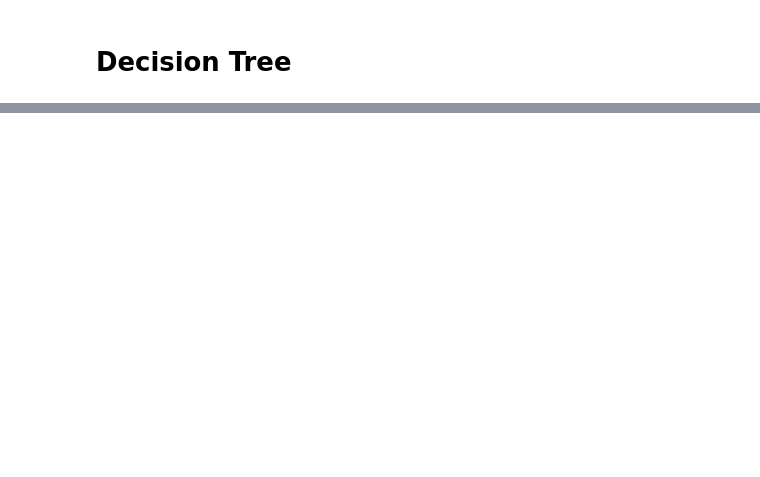
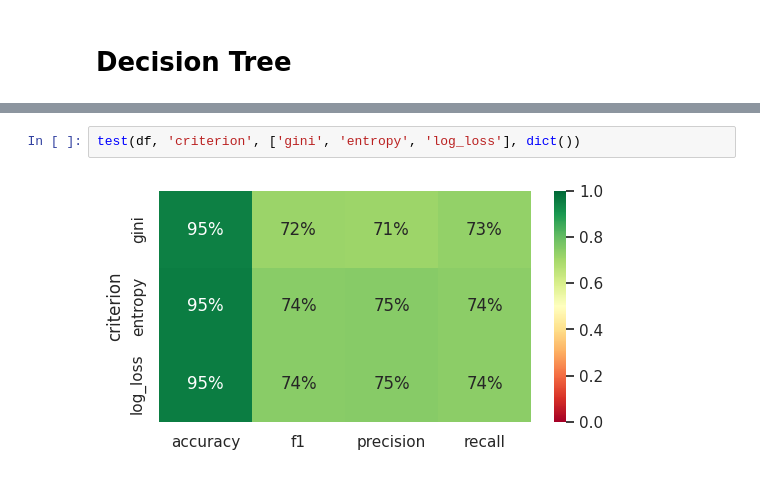
Before and after one commit to KamilMatejuk/Articles, a Jupyter notebook: Machine Learning/02. Decision Trees explained/main.ipynb, the cells around one changed output, grey strips where cells are left out. Saved outputs shown, nothing was run; the diff lists cells and outputs as text; blank space fills up the shorter version.

```diff
--- a/Machine Learning/02. Decision Trees explained/main.ipynb
+++ b/Machine Learning/02. Decision Trees explained/main.ipynb
@@ -30,0 +39,4 @@ Cleaning...
+# %%
+test(df, 'criterion', ['gini', 'entropy', 'log_loss'], dict())
+# %% [output]
+[figure, added]
```
Also changed, not shown: parts of 8 cells of this notebook, 1 other file.
